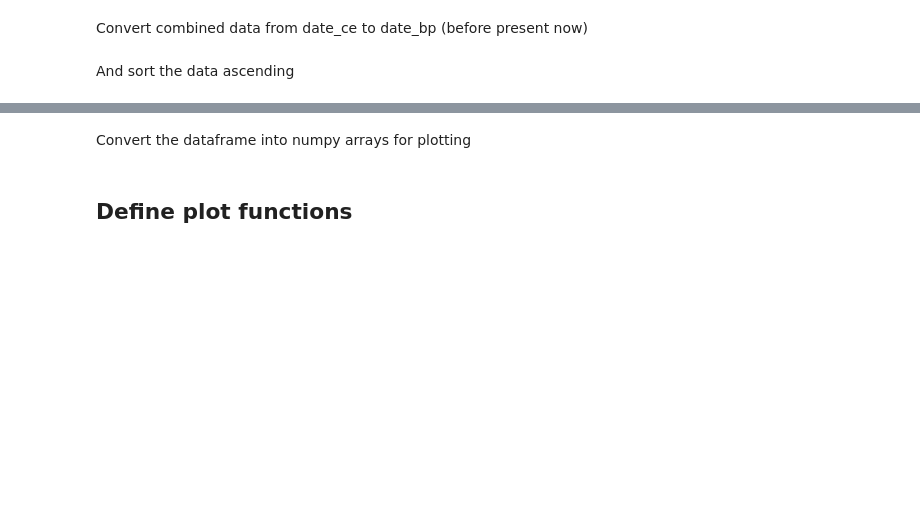
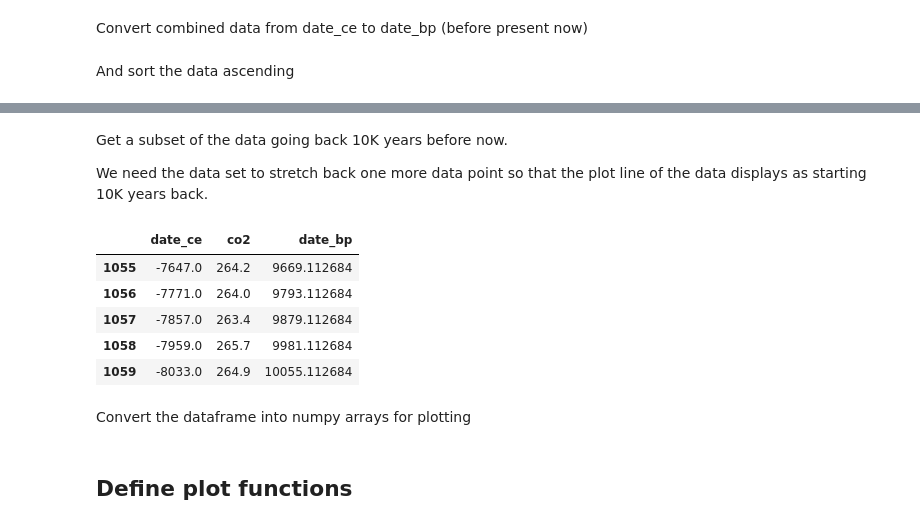
Before and after one commit to sio-co2o2/keelingcurve_notebooks, a Jupyter notebook: notebooks/plot_icecore_back_10K_keelingcurve.ipynb, the cells around one changed output, grey strips where cells are left out. Cells and saved outputs as stored; diff of their text form; code cells hidden in the pictures; blank space fills up the shorter version.

Commit message:
Modify code from template to work for back 10K data range

```diff
--- a/notebooks/plot_icecore_back_10K_keelingcurve.ipynb
+++ b/notebooks/plot_icecore_back_10K_keelingcurve.ipynb
@@ -466,3 +476,25 @@ df_combined = df_combined.sort_values(by=['date_bp'], ascending=True)
+# %% [markdown]
+Get a subset of the data going back 10K years before now.
+
+We need the data set to stretch back one more data point so that the plot line of the data displays as starting 10K years back.
+# %%
+# Find the rows with a date going back at most 10K years
+index_list = df_combined.index[df_combined['date_bp'] <= 10000].tolist()
+
+# Get the last index and then add one more row by appending the max_index + 1
+max_index = max(index_list)
+index_list.append(max_index + 1)
+
+# Now cull the data to this index list
+df_combined = df_combined.iloc[index_list]
+df_combined.tail()
+# %% [output]
+|  | date_ce | co2 | date_bp |
+| 1055 | -7647.0 | 264.2 | 9669.112684 |
+| 1056 | -7771.0 | 264.0 | 9793.112684 |
+| 1057 | -7857.0 | 263.4 | 9879.112684 |
+| 1058 | -7959.0 | 265.7 | 9981.112684 |
+| 1059 | -8033.0 | 264.9 | 10055.112684 |
 # %% [markdown]
 Convert the dataframe into numpy arrays for plotting
 # %%
```
Also changed, not shown: parts of 8 cells of this notebook.
